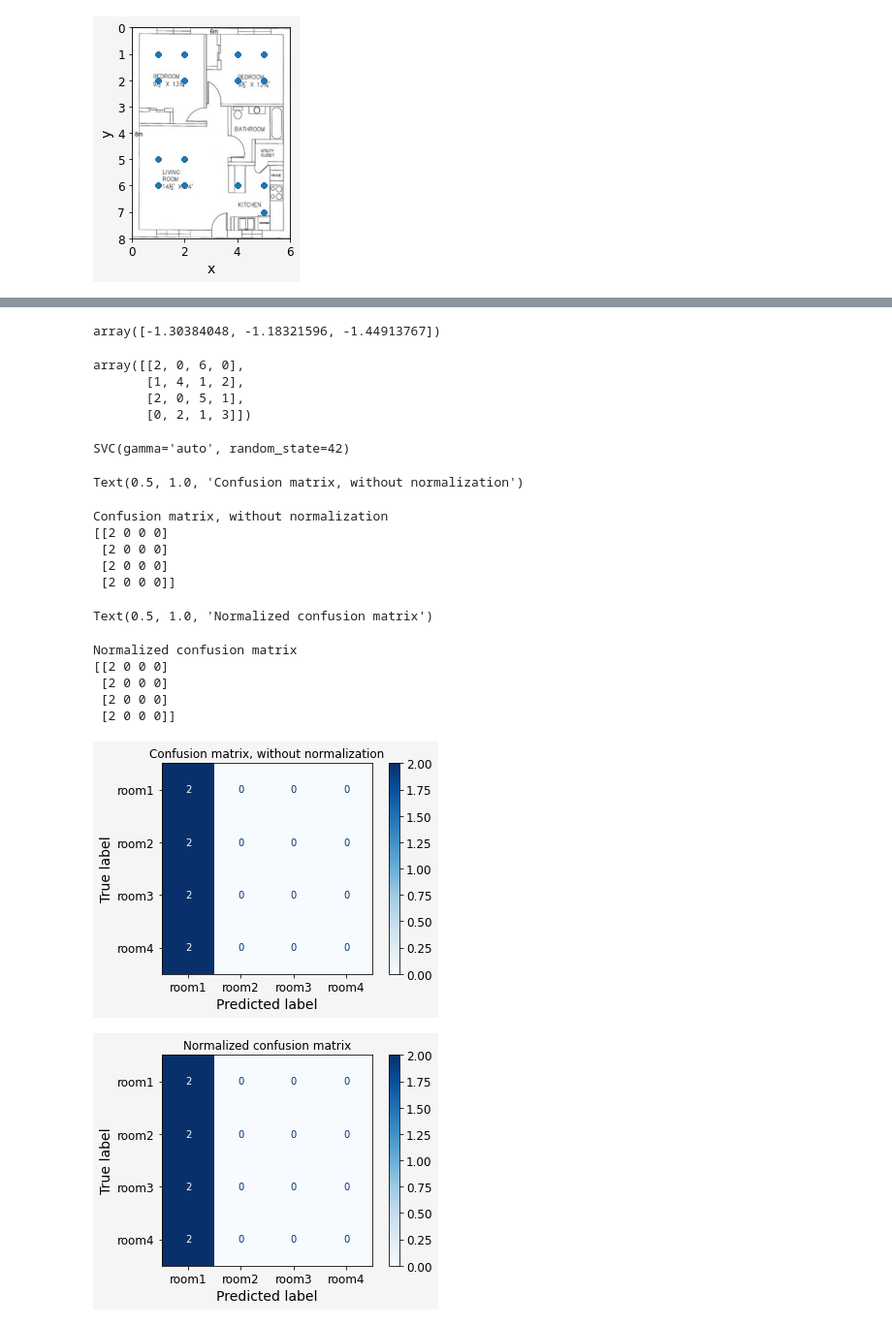
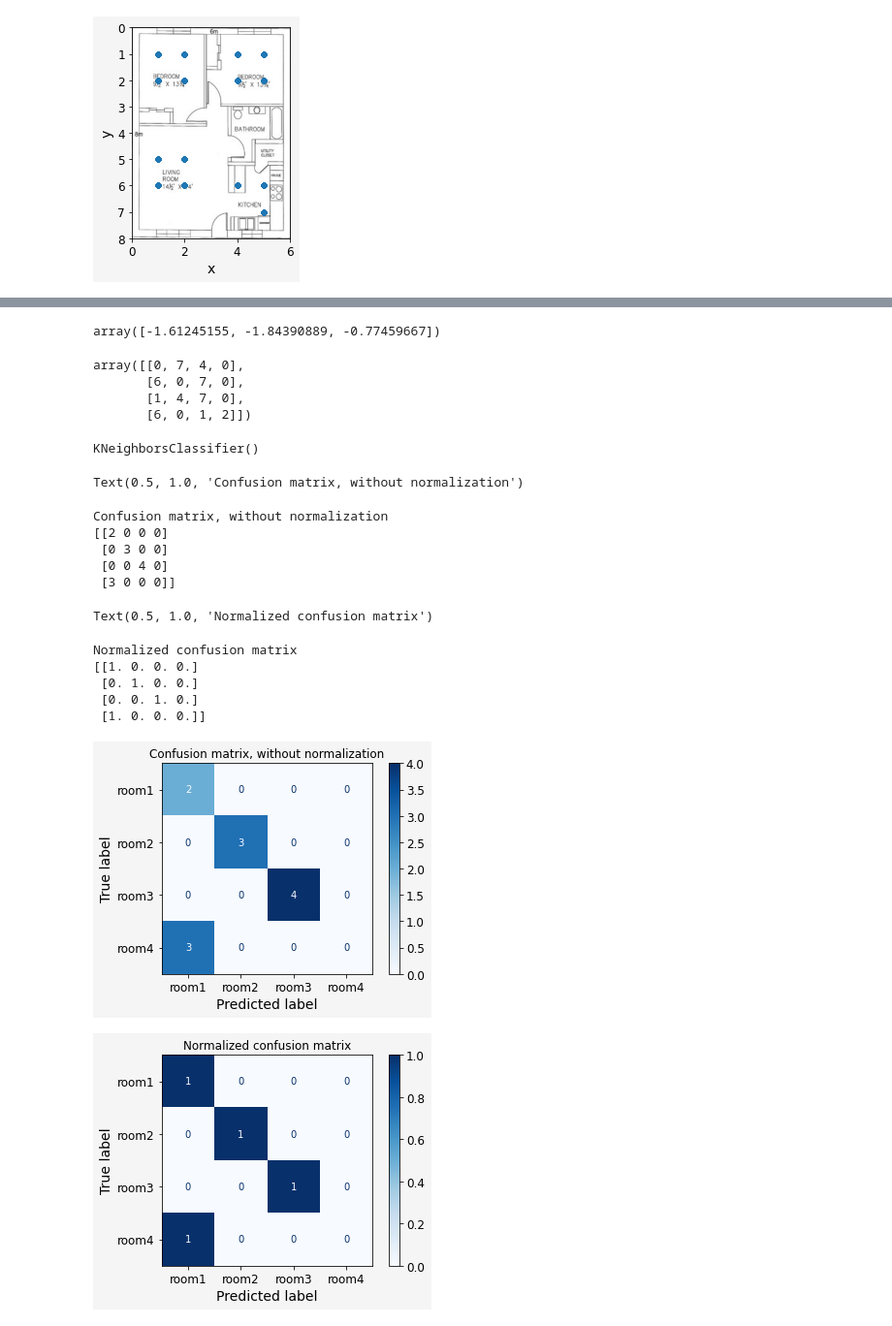
Before and after one commit to miligithub/open-indoor-localization, a Jupyter notebook: python/ml.ipynb, the cells around one changed output, grey strips where cells are left out. Shown at 97% size. Cells and saved outputs as stored; diff of their text form; code cells hidden in the pictures.

Commit message:
TODO: data from Mac, visualization

```diff
--- a/python/ml.ipynb
+++ b/python/ml.ipynb
@@ -191,6 +188,6 @@ svm_clf = SVC(gamma="auto", random_state=42)
 # %%
 from sklearn.neighbors import KNeighborsClassifier
-knn = KNeighborsClassifier()
+knn = KNeighborsClassifier(n_neighbors=3)
 # %%
 from sklearn.model_selection import cross_val_predict, cross_val_score
 # train_df.info()
@@ -199,20 +196,20 @@ features = train_df.iloc[:, 3:37].to_numpy()
 # features
 train_truth = train_df['room']
 
-classifier = svm_clf
+# classifier = svm_clf
+classifier = knn
 train_predict = cross_val_predict(classifier, features, train_truth, method='predict', cv=3)
 score = cross_val_score(classifier, features, train_truth, scoring='neg_root_mean_squared_error', cv=3)
+score
+# %% [output]
+array([-1.61245155, -1.84390889, -0.77459667])
-# %%
-score
-# %% [output]
-array([-1.30384048, -1.18321596, -1.44913767])
 # %%
 from sklearn.metrics import confusion_matrix
 
 conf_mx = confusion_matrix(train_truth, train_predict)
 conf_mx
 # %% [output]
-array([[2, 0, 6, 0],
-       [1, 4, 1, 2],
-       [2, 0, 5, 1],
-       [0, 2, 1, 3]])
+array([[0, 7, 4, 0],
+       [6, 0, 7, 0],
+       [1, 4, 7, 0],
+       [6, 0, 1, 2]])
@@ -238,36 +216,38 @@ array([[2, 0, 6, 0],
 # %%
 test_df_raw = txtToDataFrame('test11_19.txt')
 test_df = process(test_df_raw, sorted_mac)
 test_df = test_df.fillna(-100)
 x_test = test_df.iloc[:, 3:37]
 y_test = test_df['room']
+# x_test, y_test = features, train_truth
 
 classifier.fit(features, train_truth)
 from sklearn.metrics import plot_confusion_matrix
 # Plot non-normalized confusion matrix
-titles_options = [("Confusion matrix, without normalization", None),
-                  ("Normalized confusion matrix", 'true')]
+titles_options = [('Confusion matrix, without normalization', None),
+                  ('Normalized confusion matrix', 'true')]
 for title, normalize in titles_options:
     disp = plot_confusion_matrix(classifier, x_test, y_test,
-                                 display_labels=["room" + str(i) for i in range(1,5)],
-                                 cmap=plt.cm.Blues,)
+                                 display_labels=['room' + str(i) for i in range(1,5)],
+                                 cmap=plt.cm.Blues,
+                                 normalize=normalize)
     disp.ax_.set_title(title)
 
     print(title)
     print(disp.confusion_matrix)
 # %% [output]
-SVC(gamma='auto', random_state=42)
+KNeighborsClassifier()
 Text(0.5, 1.0, 'Confusion matrix, without normalization')
 Confusion matrix, without normalization
 [[2 0 0 0]
- [2 0 0 0]
- [2 0 0 0]
- [2 0 0 0]]
+ [0 3 0 0]
+ [0 0 4 0]
+ [3 0 0 0]]
 Text(0.5, 1.0, 'Normalized confusion matrix')
 Normalized confusion matrix
-[[2 0 0 0]
- [2 0 0 0]
- [2 0 0 0]
- [2 0 0 0]]
+[[1. 0. 0. 0.]
+ [0. 1. 0. 0.]
+ [0. 0. 1. 0.]
+ [1. 0. 0. 0.]]
-[figure, old version]
+[figure, new version]
-[figure, old version]
+[figure, new version]
```
Also changed, not shown: parts of 5 cells of this notebook, 8 other files.
